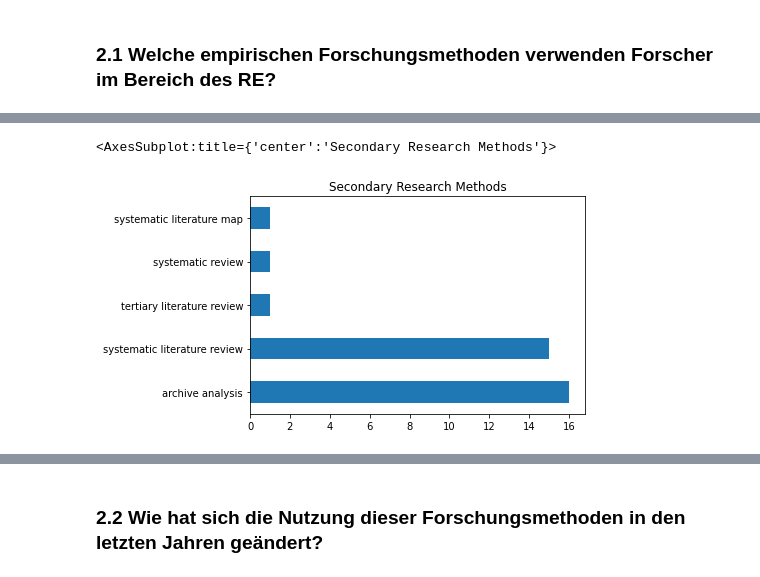
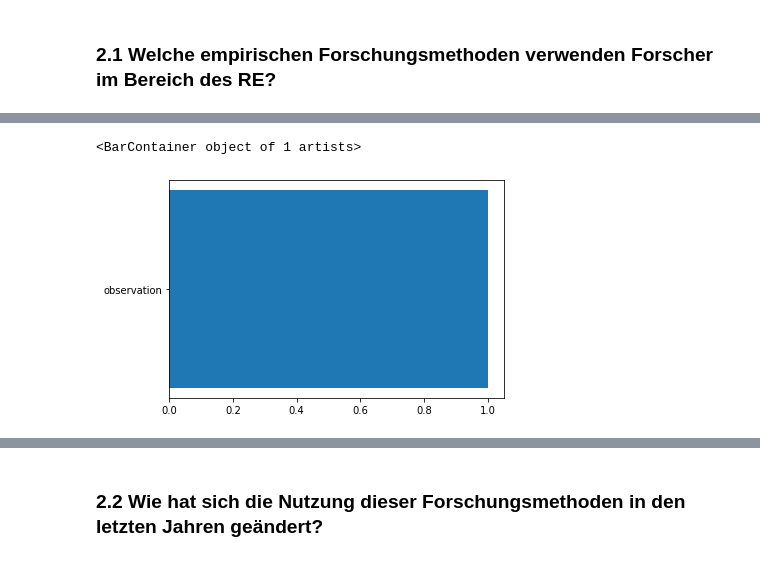
Before and after one commit to fWern/Bachelor-Thesis, a Jupyter notebook: sjoberg_roadmap_questions.ipynb, the cells around one changed output, grey strips where cells are left out. Cells and saved outputs as stored; diff of their text form; code cells hidden in the pictures.

```diff
--- a/sjoberg_roadmap_questions.ipynb
+++ b/sjoberg_roadmap_questions.ipynb
@@ -84,6 +85,8 @@ data['action_research'].value_counts().plot(kind='barh', title="Action Research
-# %%
-#secondary research methods
-data['secondary_research'].value_counts().plot(kind='barh', title="Secondary Research Methods")
-# %% [output]
-<AxesSubplot:title={'center':'Secondary Research Methods'}>
-[figure, removed]
+# %%
+#action research methods
+index = data[~data['action_research'].isnull()]['action_research'].value_counts().index
+values =  data[~data['action_research'].isnull()]['action_research'].value_counts().values
+plt.barh(index, values)
+# %% [output]
+<BarContainer object of 1 artists>
+[figure, added]
```
Also changed, not shown: parts of 41 cells of this notebook.
